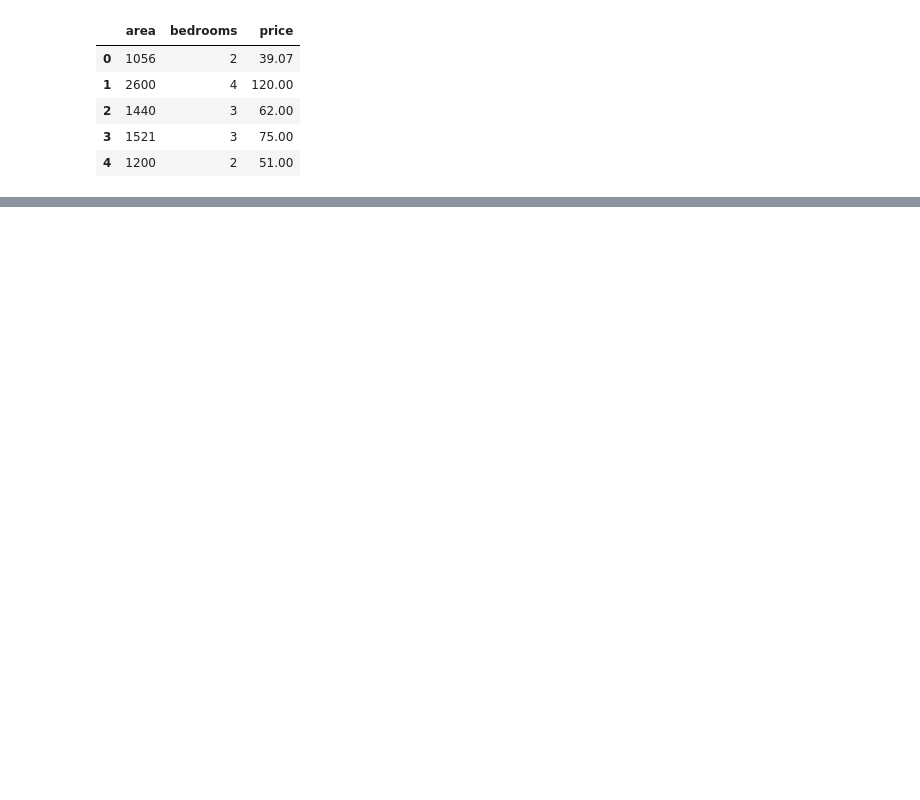
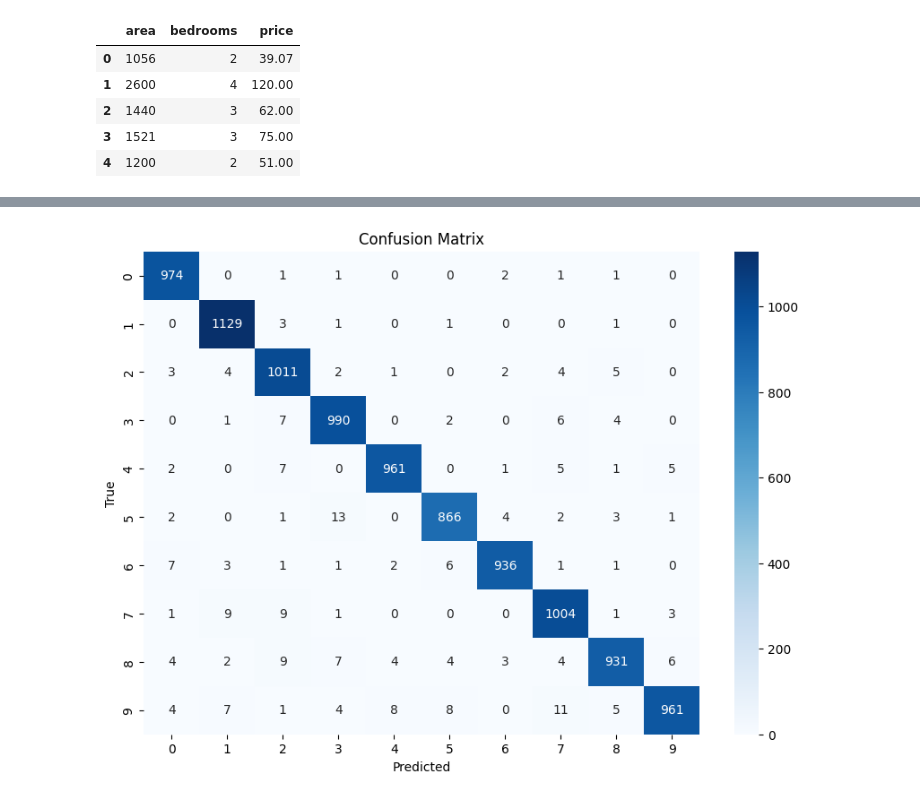
Before and after one commit to ADITYAGUPTAx/Deep-Learning, a Jupyter notebook: Deep learning.ipynb, the cells around one changed output, grey strips where cells are left out. Saved outputs shown, nothing was run; the diff lists cells and outputs as text; code cells hidden in the pictures; blank space fills up the shorter version.

```diff
--- a/Deep learning.ipynb
+++ b/Deep learning.ipynb
@@ -545,0 +770,14 @@ array([ 44.29151387, 118.24305822,  70.2385163 ,  72.54091411,
+# %%
+x1 = x1 / 255.0
+x2 = x2 / 255.0
+# %%
+model = keras.models.Sequential([
+    keras.layers.Flatten(input_shape=(28,28)),
+    keras.layers.Dense(120, activation='relu'),
+    keras.layers.Dense(10, activation='sigmoid')
+])
+
+logs=tf.keras.callbacks.TensorBoard(log_dir='logs')
+
+model.compile(optimizer='RMSprop',loss='sparse_categorical_crossentropy',metrics=['accuracy'])
+model.fit(x1,y1,epochs=10, callbacks=[logs])
@@ -545,0 +811,2 @@ array([ 44.29151387, 118.24305822,  70.2385163 ,  72.54091411,
+# %%
+yp= [np.argmax(i) for i in model.predict(x2)]
@@ -545,0 +815,12 @@ array([ 44.29151387, 118.24305822,  70.2385163 ,  72.54091411,
+# %%
+cn=tf.math.confusion_matrix(y2,yp)
+# %%
+import seaborn as sns
+plt.figure(figsize = (10,7))
+sns.heatmap(cn, annot=True, fmt='d', cmap='Blues')
+plt.xlabel('Predicted')
+plt.ylabel('True')
+plt.title('Confusion Matrix')
+plt.show()
+# %% [output]
+[figure, added]
```
Also changed, not shown: parts of 39 cells of this notebook, 1 other file.
